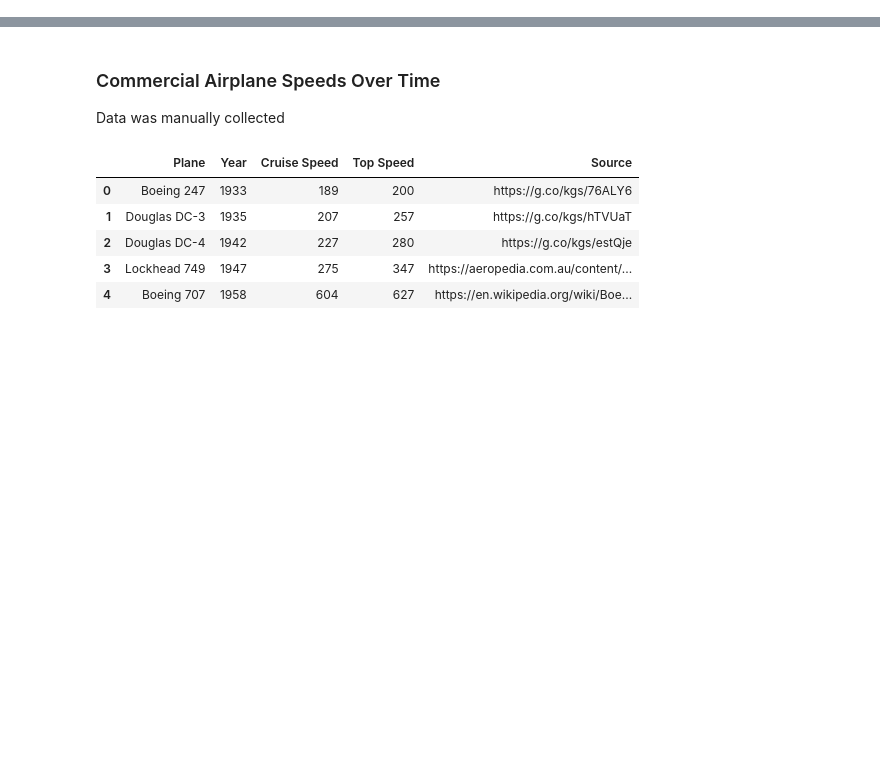
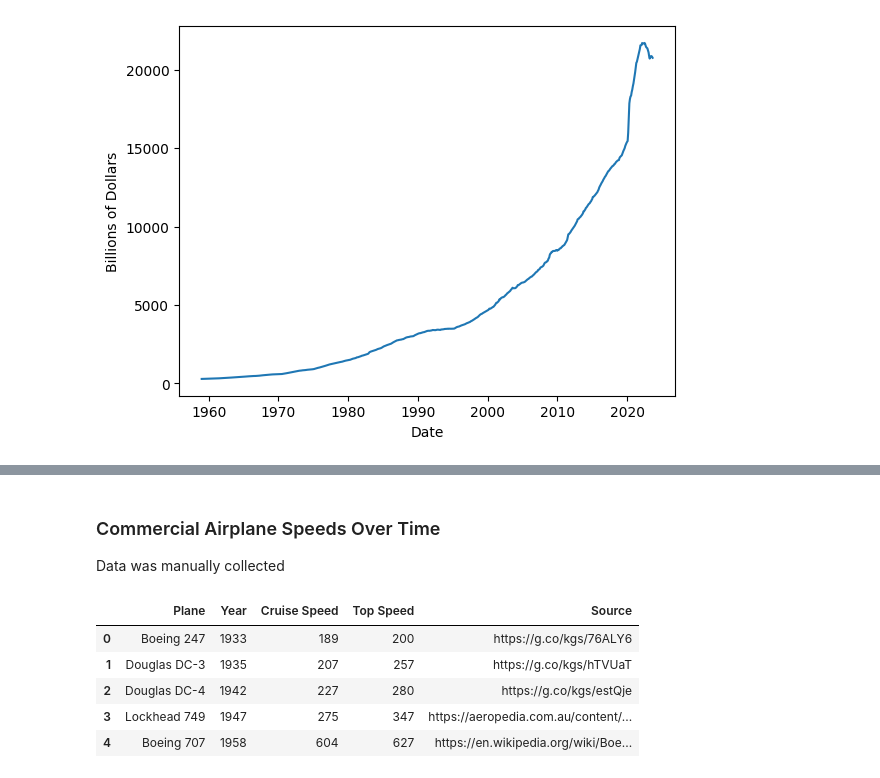
Before and after one commit to jordanott/BackToTheFuture, a Jupyter notebook: notebooks/government.ipynb, the cells around one changed output, grey strips where cells are left out. Cells and saved outputs as stored; diff of their text form; code cells hidden in the pictures; blank space fills up the shorter version.

```diff
--- a/notebooks/government.ipynb
+++ b/notebooks/government.ipynb
@@ -7,0 +37,4 @@ import matplotlib.pyplot as plt
+# %%
+df = pd.read_csv("../raw_data/government/money_supply_m2.csv")
+df["Date"] = pd.to_datetime(df["Date"], format="mixed")
+df.head()
@@ -8 +48,5 @@ import matplotlib.pyplot as plt
+# %%
+sns.lineplot(x="Date", y="Billions of Dollars", data=df);
+# %% [output]
+[figure, added]
 # %% [markdown]
```
Also changed, not shown: parts of 19 cells of this notebook.
